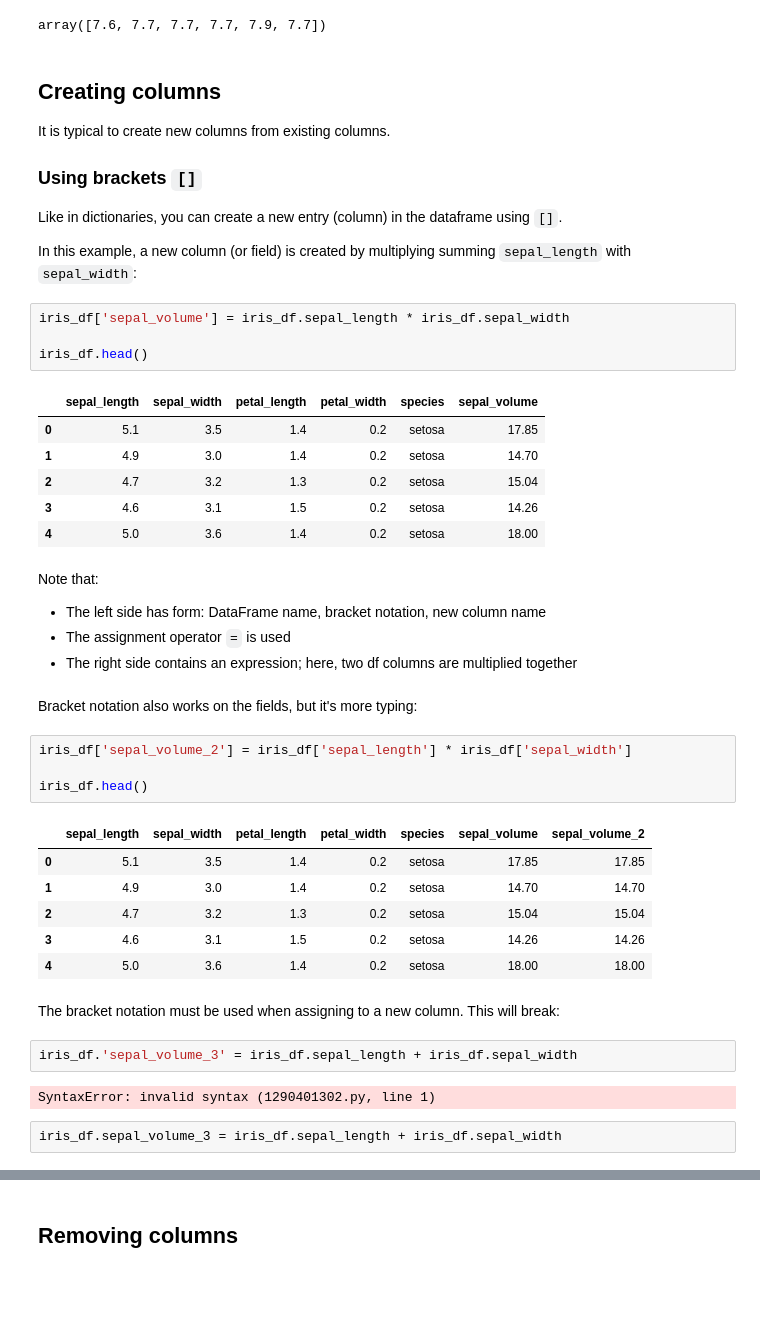
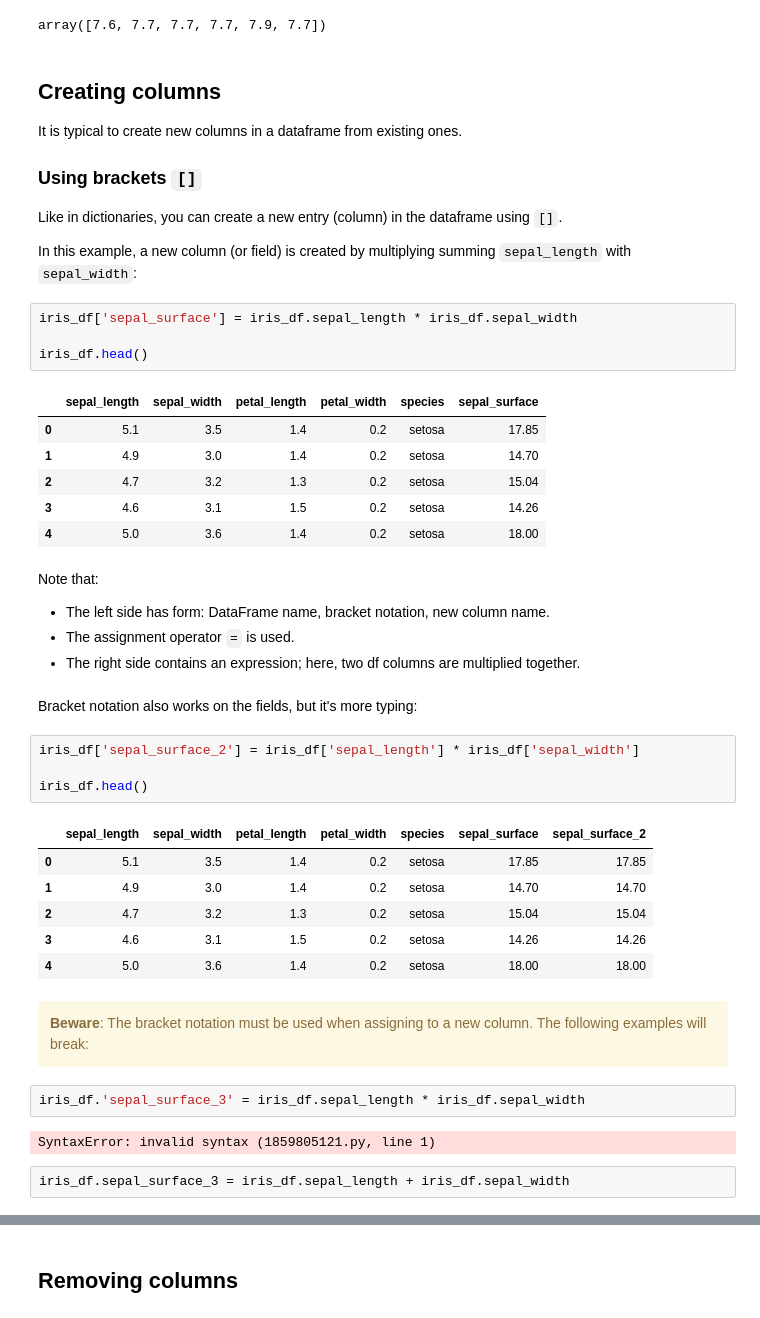
Before and after one commit to UVADS/DS1002-book, a Jupyter notebook: _sources/chapters/module-4/045-PandasIII-manipulation.ipynb, the cells around one changed output, grey strips where cells are left out. Drawn from its saved outputs; the diff is of its cells as text; blank space fills up the shorter version.

```diff
--- a/_sources/chapters/module-4/045-PandasIII-manipulation.ipynb
+++ b/_sources/chapters/module-4/045-PandasIII-manipulation.ipynb
@@ -135,7 +157,7 @@ array([7.6, 7.7, 7.7, 7.7, 7.9, 7.7])
 # %% [markdown]
 ## Creating columns
 
-It is typical to create new columns from existing columns.
+It is typical to create new columns in a dataframe from existing ones.
 
 ### Using brackets `[]`
 
@@ -143,11 +165,11 @@ Like in dictionaries, you can create a new entry (column) in the dataframe using
 
 In this example, a new column (or field) is created by multiplying summing `sepal_length` with `sepal_width`:
 # %%
-iris_df['sepal_volume'] = iris_df.sepal_length * iris_df.sepal_width
+iris_df['sepal_surface'] = iris_df.sepal_length * iris_df.sepal_width
 
 iris_df.head()
 # %% [output]
-|  | sepal_length | sepal_width | petal_length | petal_width | species | sepal_volume |
+|  | sepal_length | sepal_width | petal_length | petal_width | species | sepal_surface |
 | 0 | 5.1 | 3.5 | 1.4 | 0.2 | setosa | 17.85 |
 | 1 | 4.9 | 3.0 | 1.4 | 0.2 | setosa | 14.70 |
 | 2 | 4.7 | 3.2 | 1.3 | 0.2 | setosa | 15.04 |
@@ -156,27 +178,29 @@ iris_df.head()
 # %% [markdown]
 Note that:
 
-- The left side has form: DataFrame name, bracket notation, new column name
-- The assignment operator `=` is used
-- The right side contains an expression; here, two df columns are multiplied together
+- The left side has form: DataFrame name, bracket notation, new column name.
+- The assignment operator `=` is used.
+- The right side contains an expression; here, two df columns are multiplied together.
 # %% [markdown]
 Bracket notation also works on the fields, but it's more typing:
 # %%
-iris_df['sepal_volume_2'] = iris_df['sepal_length'] * iris_df['sepal_width']
+iris_df['sepal_surface_2'] = iris_df['sepal_length'] * iris_df['sepal_width']
 
 iris_df.head()
 # %% [output]
-|  | sepal_length | sepal_width | petal_length | petal_width | species | sepal_volume | sepal_volume_2 |
+|  | sepal_length | sepal_width | petal_length | petal_width | species | sepal_surface | sepal_surface_2 |
 | 0 | 5.1 | 3.5 | 1.4 | 0.2 | setosa | 17.85 | 17.85 |
 | 1 | 4.9 | 3.0 | 1.4 | 0.2 | setosa | 14.70 | 14.70 |
 | 2 | 4.7 | 3.2 | 1.3 | 0.2 | setosa | 15.04 | 15.04 |
 | 3 | 4.6 | 3.1 | 1.5 | 0.2 | setosa | 14.26 | 14.26 |
 | 4 | 5.0 | 3.6 | 1.4 | 0.2 | setosa | 18.00 | 18.00 |
 # %% [markdown]
-The bracket notation must be used when assigning to a new column. This will break:
+<div class="alert alert-block alert-warning">
+<b>Beware</b>: The bracket notation must be used when assigning to a new column. The following examples will break:
+</div>
 # %%
-iris_df.'sepal_volume_3' = iris_df.sepal_length + iris_df.sepal_width
+iris_df.'sepal_surface_3' = iris_df.sepal_length * iris_df.sepal_width
 # %% [output]
-SyntaxError: invalid syntax (1290401302.py, line 1)
+SyntaxError: invalid syntax (1859805121.py, line 1)
 # %%
-iris_df.sepal_volume_3 = iris_df.sepal_length + iris_df.sepal_width
+iris_df.sepal_surface_3 = iris_df.sepal_length + iris_df.sepal_width
```
Also changed, not shown: parts of 47 cells of this notebook, 9 other files.
